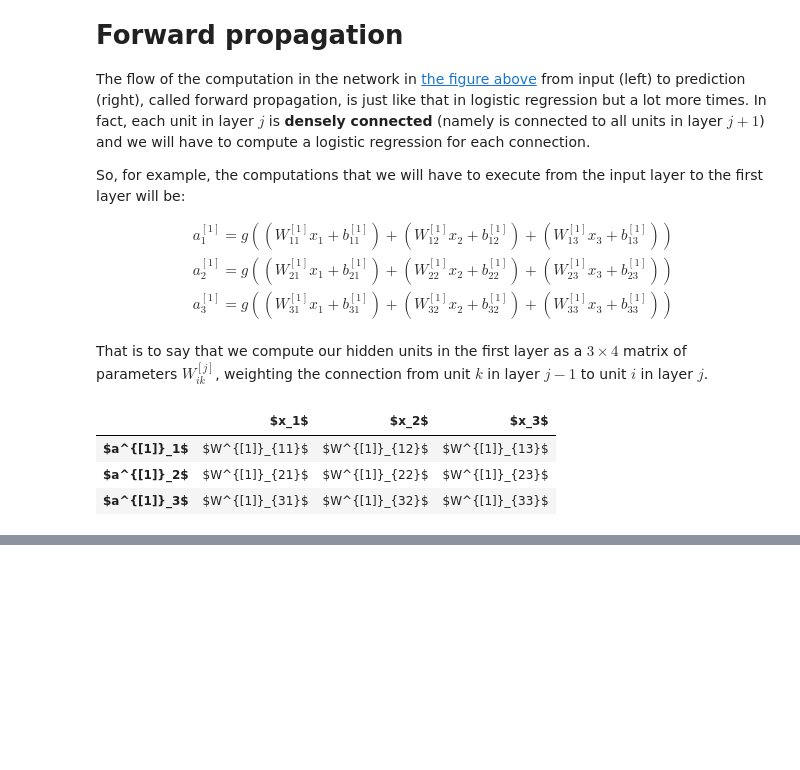
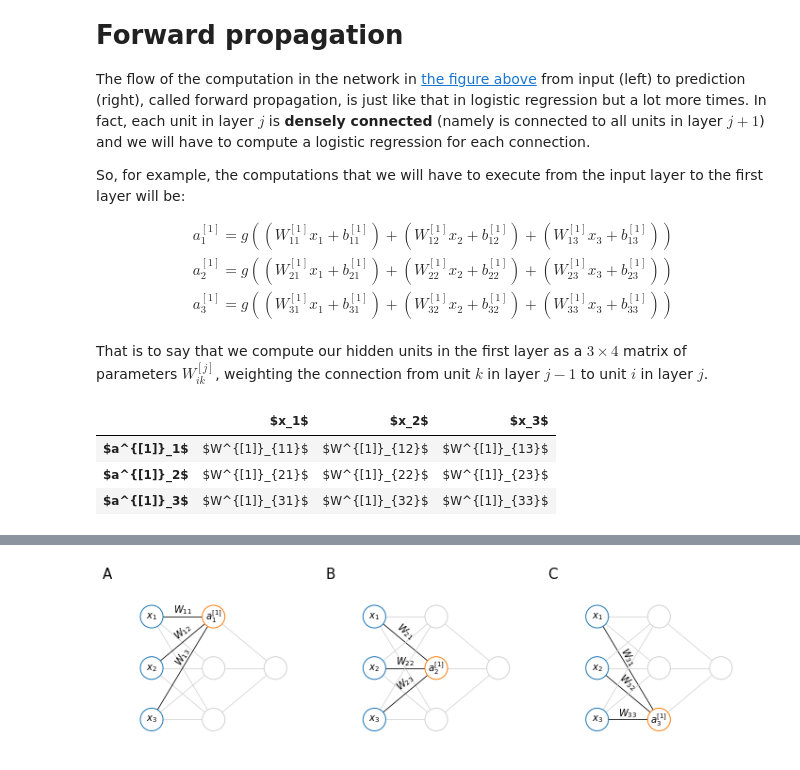
Before and after one commit to marnec/ML, a Jupyter notebook: ML-10-NeuralNetworkModelRepresentation.ipynb, the cells around one changed output, grey strips where cells are left out. Drawn from its saved outputs; the diff is of its cells as text; code cells hidden in the pictures; blank space fills up the shorter version.

```diff
--- a/ML-10-NeuralNetworkModelRepresentation.ipynb
+++ b/ML-10-NeuralNetworkModelRepresentation.ipynb
@@ -252,0 +186,34 @@ ax.set_aspect('equal');
+# %%
+fig, axes = plt.subplots(1, 3, figsize=(12, 4))
+ax1, ax2, ax3 = axes
+
+nodelabels = ['$x_1$', '$x_2$', '$x_3$', '$a^{[1]}_1$']
+nodecolors = ['C0'] * 3 + ['C1'] + ['lightgrey'] * 4
+edgecolors = ['k', 'lightgrey', 'lightgrey', 'k', 'lightgrey', 'lightgrey', 'k'] + ['lightgrey']*5
+edgelabels = ['$W_{11}$', '', '', '$W_{12}$', '', '', '$W_{13}$']
+ann([3, 3, 1], node_labels=nodelabels, node_colors=nodecolors,
+             edge_colors=edgecolors, radius=2, width=1.2, edge_lw=.8,
+             edge_labels=edgelabels, edge_label_spacing=0, ax=ax1)
+
+nodelabels = ['$x_1$', '$x_2$', '$x_3$', '', '$a^{[1]}_2$']
+nodecolors = ['C0'] * 3 + ['lightgrey'] + ['C1'] + ['lightgrey'] * 2
+edgecolors = ['lightgrey', 'k', 'lightgrey', 'lightgrey', 'k', 'lightgrey', 'lightgrey', 'k'] + ['lightgrey']*5
+edgelabels = ['', '$W_{21}$', '', '', '$W_{22}$', '', '', '$W_{23}$']
+ann([3, 3, 1], node_labels=nodelabels, node_colors=nodecolors,
+             edge_colors=edgecolors, radius=2, width=1.2, edge_lw=.8,
+             edge_labels=edgelabels, edge_label_spacing=0, ax=ax2)
+
+nodelabels = ['$x_1$', '$x_2$', '$x_3$', '', '', '$a^{[1]}_3$']
+nodecolors = ['C0'] * 3 + ['lightgrey'] * 2 + ['C1'] + ['lightgrey']
+edgecolors = ['lightgrey',  'lightgrey', 'k', 'lightgrey',  'lightgrey', 'k', 'lightgrey', 'lightgrey', 'k'] + ['lightgrey']*5
+edgelabels = ['', '', '$W_{31}$',  '', '', '$W_{32}$',  '', '', '$W_{33}$']
+ann([3, 3, 1], node_labels=nodelabels, node_colors=nodecolors,
+             edge_colors=edgecolors, radius=2, width=1.2, edge_lw=.8,
+             edge_labels=edgelabels, edge_label_spacing=0, ax=ax3)
+
+for ax, l in zip(axes, ['A', 'B', 'C']):
+    ax.text(-0.1, 1.15, l, transform=ax.transAxes,
+      fontsize=15, va='top', ha='right')
+    ax.set_aspect('equal')
+# %% [output]
+[figure, added]
```
Also changed, not shown: parts of 9 cells of this notebook, 24 other files.
